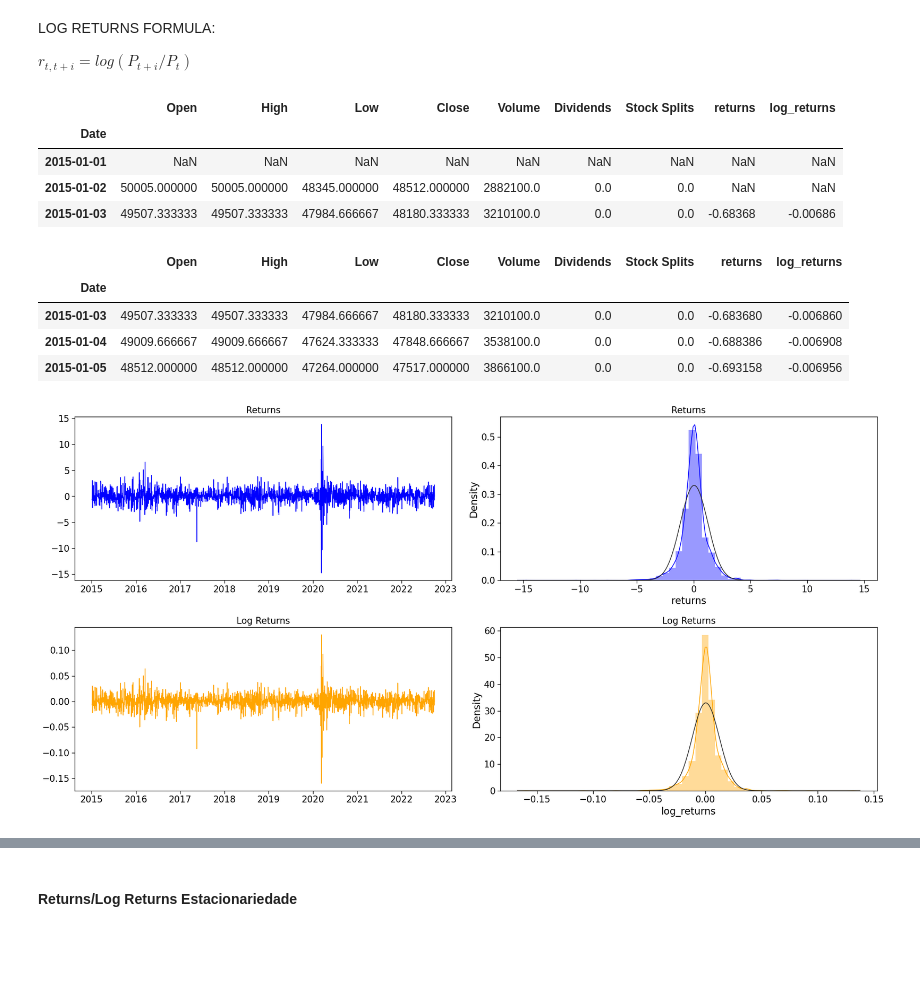
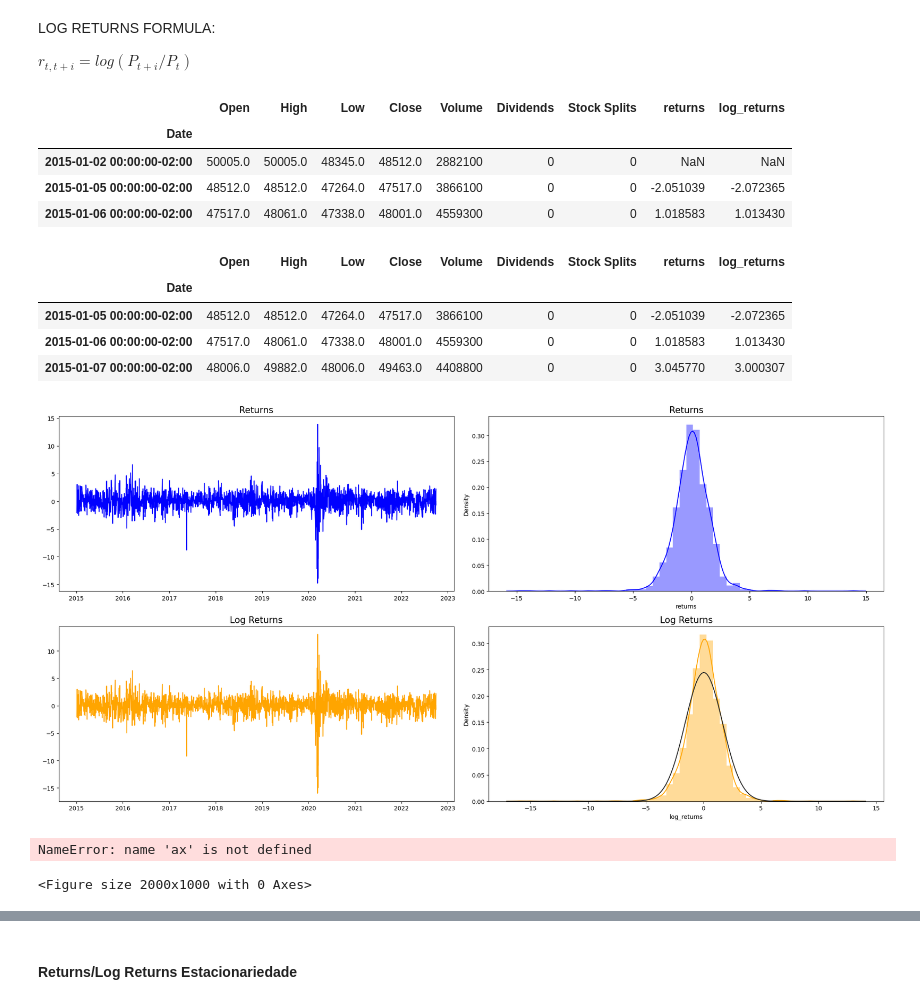
Before and after one commit to GabrielDeOliveiraAlmeida/volatilidade, a Jupyter notebook: notebooks/nootbook-2.ipynb, the cells around one changed output, grey strips where cells are left out. Drawn from its saved outputs; the diff is of its cells as text; code cells hidden in the pictures; blank space fills up the shorter version.

```diff
--- a/notebooks/nootbook-2.ipynb
+++ b/notebooks/nootbook-2.ipynb
@@ -77,8 +77,6 @@ data.dropna()
 | 2022-09-30 | 107664.000000 | 110502.000000 | 107315.000000 | 110037.000000 | 16536300.0 | 0.0 | 0.0 |
 | 2022-10-01 | 107664.000000 | 110502.000000 | 107315.000000 | 110037.000000 | 16536300.0 | 0.0 | 0.0 |
 2830 rows × 7 columns
-# %%
-df=data
 # %%
 plt.figure(figsize=(15,7))
 plt.title('IBOVESP Preço Fechamento em BRL')
@@ -101,9 +99,9 @@ df.head(3)
 # %% [output]
 |  | Open | High | Low | Close | Volume | Dividends | Stock Splits | returns | log_returns |
 | Date |  |  |  |  |  |  |  |  |  |
-| 2015-01-01 | NaN | NaN | NaN | NaN | NaN | NaN | NaN | NaN | NaN |
-| 2015-01-02 | 50005.000000 | 50005.000000 | 48345.000000 | 48512.000000 | 2882100.0 | 0.0 | 0.0 | NaN | NaN |
-| 2015-01-03 | 49507.333333 | 49507.333333 | 47984.666667 | 48180.333333 | 3210100.0 | 0.0 | 0.0 | -0.68368 | -0.00686 |
+| 2015-01-02 00:00:00-02:00 | 50005.0 | 50005.0 | 48345.0 | 48512.0 | 2882100 | 0 | 0 | NaN | NaN |
+| 2015-01-05 00:00:00-02:00 | 48512.0 | 48512.0 | 47264.0 | 47517.0 | 3866100 | 0 | 0 | -2.051039 | -2.072365 |
+| 2015-01-06 00:00:00-02:00 | 47517.0 | 48061.0 | 47338.0 | 48001.0 | 4559300 | 0 | 0 | 1.018583 | 1.013430 |
 # %%
 df.dropna(inplace=True)
 # %%
@@ -111,27 +109,39 @@ df.head(3)
 # %% [output]
 |  | Open | High | Low | Close | Volume | Dividends | Stock Splits | returns | log_returns |
 | Date |  |  |  |  |  |  |  |  |  |
-| 2015-01-03 | 49507.333333 | 49507.333333 | 47984.666667 | 48180.333333 | 3210100.0 | 0.0 | 0.0 | -0.683680 | -0.006860 |
-| 2015-01-04 | 49009.666667 | 49009.666667 | 47624.333333 | 47848.666667 | 3538100.0 | 0.0 | 0.0 | -0.688386 | -0.006908 |
-| 2015-01-05 | 48512.000000 | 48512.000000 | 47264.000000 | 47517.000000 | 3866100.0 | 0.0 | 0.0 | -0.693158 | -0.006956 |
+| 2015-01-05 00:00:00-02:00 | 48512.0 | 48512.0 | 47264.0 | 47517.0 | 3866100 | 0 | 0 | -2.051039 | -2.072365 |
+| 2015-01-06 00:00:00-02:00 | 47517.0 | 48061.0 | 47338.0 | 48001.0 | 4559300 | 0 | 0 | 1.018583 | 1.013430 |
+| 2015-01-07 00:00:00-02:00 | 48006.0 | 49882.0 | 48006.0 | 49463.0 | 4408800 | 0 | 0 | 3.045770 | 3.000307 |
 # %%
 fig, axes = plt.subplots(nrows=2, ncols=2, figsize=(20,10))
 
 axes[0][0].plot(df['returns'], color='blue')
 axes[0][0].set_title('Returns', fontsize=15)
 
-sns.distplot(df['returns'], norm_hist=True, fit=stats.norm, color='blue',
+sns.distplot(df['returns'],  color='blue',
              bins=50, ax=axes[0][1])
 axes[0][1].set_title('Returns', fontsize=15)
 
 axes[1][0].plot(df['log_returns'], color='orange')
 axes[1][0].set_title('Log Returns', fontsize=15)
 
 sns.distplot(df['log_returns'], norm_hist=True, fit=stats.norm, color='orange',
              bins=50, ax=axes[1][1])
 axes[1][1].set_title('Log Returns', fontsize=15)
 plt.tight_layout()
 plt.savefig(os.path.join(img_dir, 'returns.jpg'), dpi=300, bbox_inches='tight')
 fig.show();
 # %% [output]
-[figure, old version]
+[figure, new version]
+# %%
+plt.figure(figsize=(20, 10))
+
+sns.displot(df['returns'],color='orange',
+             bins=25, ax=ax);
+# .set_title('Returns', fontsize=15)
+plt.tight_layout()
+plt.savefig(os.path.join(img_dir, 'dist_return.png'), dpi=300, bbox_inches='tight')
+fig.show();
+# %% [output]
+NameError: name 'ax' is not defined
+<Figure size 2000x1000 with 0 Axes>
```
Also changed, not shown: parts of 32 cells of this notebook, 14 other files.
